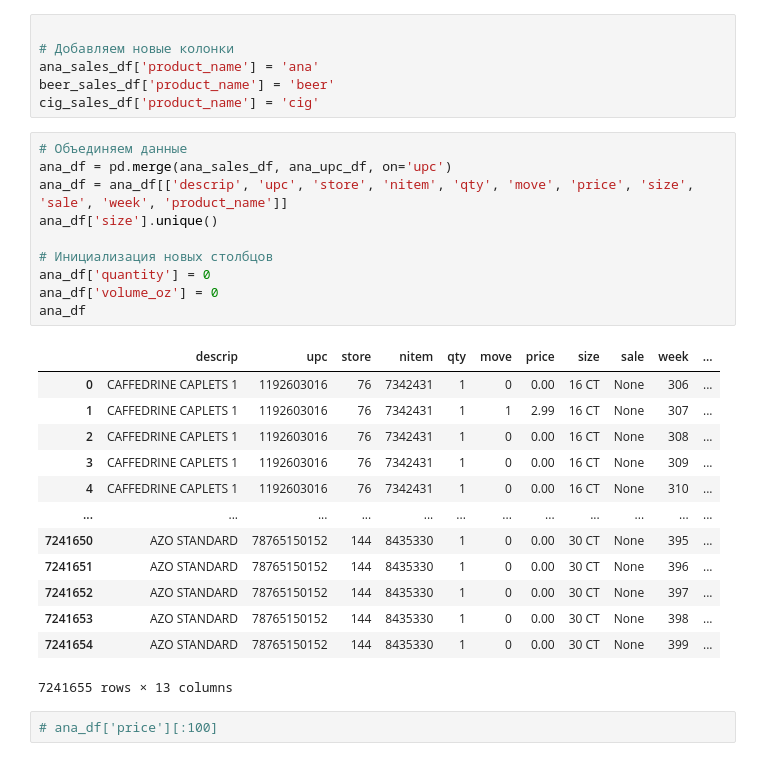
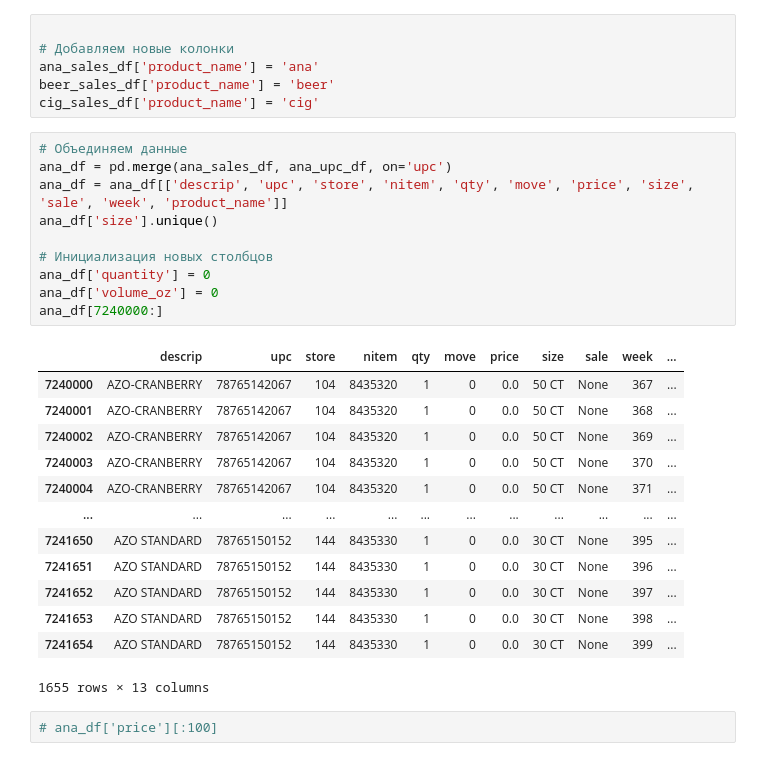
Before and after one commit to Sidyaniv/produts_analizis, a Jupyter notebook: EDA.ipynb, the cells around one changed output. Drawn from its saved outputs; the diff is of its cells as text.

```diff
--- a/EDA.ipynb
+++ b/EDA.ipynb
@@ -38,27 +38,27 @@ cig_sales_df['product_name'] = 'cig'
 # %%
 # Объединяем данные
 ana_df = pd.merge(ana_sales_df, ana_upc_df, on='upc')
 ana_df = ana_df[['descrip', 'upc', 'store', 'nitem', 'qty', 'move', 'price', 'size', 'sale', 'week', 'product_name']]
 ana_df['size'].unique()
 
 # Инициализация новых столбцов
 ana_df['quantity'] = 0
 ana_df['volume_oz'] = 0
-ana_df
+ana_df[7240000:]
 # %% [output]
 |  | descrip | upc | store | nitem | qty | move | price | size | sale | week | ... |
-| 0 | CAFFEDRINE CAPLETS 1 | 1192603016 | 76 | 7342431 | 1 | 0 | 0.00 | 16 CT | None | 306 | ... |
-| 1 | CAFFEDRINE CAPLETS 1 | 1192603016 | 76 | 7342431 | 1 | 1 | 2.99 | 16 CT | None | 307 | ... |
-| 2 | CAFFEDRINE CAPLETS 1 | 1192603016 | 76 | 7342431 | 1 | 0 | 0.00 | 16 CT | None | 308 | ... |
-| 3 | CAFFEDRINE CAPLETS 1 | 1192603016 | 76 | 7342431 | 1 | 0 | 0.00 | 16 CT | None | 309 | ... |
-| 4 | CAFFEDRINE CAPLETS 1 | 1192603016 | 76 | 7342431 | 1 | 0 | 0.00 | 16 CT | None | 310 | ... |
+| 7240000 | AZO-CRANBERRY | 78765142067 | 104 | 8435320 | 1 | 0 | 0.0 | 50 CT | None | 367 | ... |
+| 7240001 | AZO-CRANBERRY | 78765142067 | 104 | 8435320 | 1 | 0 | 0.0 | 50 CT | None | 368 | ... |
+| 7240002 | AZO-CRANBERRY | 78765142067 | 104 | 8435320 | 1 | 0 | 0.0 | 50 CT | None | 369 | ... |
+| 7240003 | AZO-CRANBERRY | 78765142067 | 104 | 8435320 | 1 | 0 | 0.0 | 50 CT | None | 370 | ... |
+| 7240004 | AZO-CRANBERRY | 78765142067 | 104 | 8435320 | 1 | 0 | 0.0 | 50 CT | None | 371 | ... |
 | ... | ... | ... | ... | ... | ... | ... | ... | ... | ... | ... | ... |
-| 7241650 | AZO STANDARD | 78765150152 | 144 | 8435330 | 1 | 0 | 0.00 | 30 CT | None | 395 | ... |
-| 7241651 | AZO STANDARD | 78765150152 | 144 | 8435330 | 1 | 0 | 0.00 | 30 CT | None | 396 | ... |
-| 7241652 | AZO STANDARD | 78765150152 | 144 | 8435330 | 1 | 0 | 0.00 | 30 CT | None | 397 | ... |
-| 7241653 | AZO STANDARD | 78765150152 | 144 | 8435330 | 1 | 0 | 0.00 | 30 CT | None | 398 | ... |
-| 7241654 | AZO STANDARD | 78765150152 | 144 | 8435330 | 1 | 0 | 0.00 | 30 CT | None | 399 | ... |
+| 7241650 | AZO STANDARD | 78765150152 | 144 | 8435330 | 1 | 0 | 0.0 | 30 CT | None | 395 | ... |
+| 7241651 | AZO STANDARD | 78765150152 | 144 | 8435330 | 1 | 0 | 0.0 | 30 CT | None | 396 | ... |
+| 7241652 | AZO STANDARD | 78765150152 | 144 | 8435330 | 1 | 0 | 0.0 | 30 CT | None | 397 | ... |
+| 7241653 | AZO STANDARD | 78765150152 | 144 | 8435330 | 1 | 0 | 0.0 | 30 CT | None | 398 | ... |
+| 7241654 | AZO STANDARD | 78765150152 | 144 | 8435330 | 1 | 0 | 0.0 | 30 CT | None | 399 | ... |
-7241655 rows × 13 columns
+1655 rows × 13 columns
 # %%
 # ana_df['price'][:100]
 # %%
```
Also changed, not shown: parts of 3 cells of this notebook.
